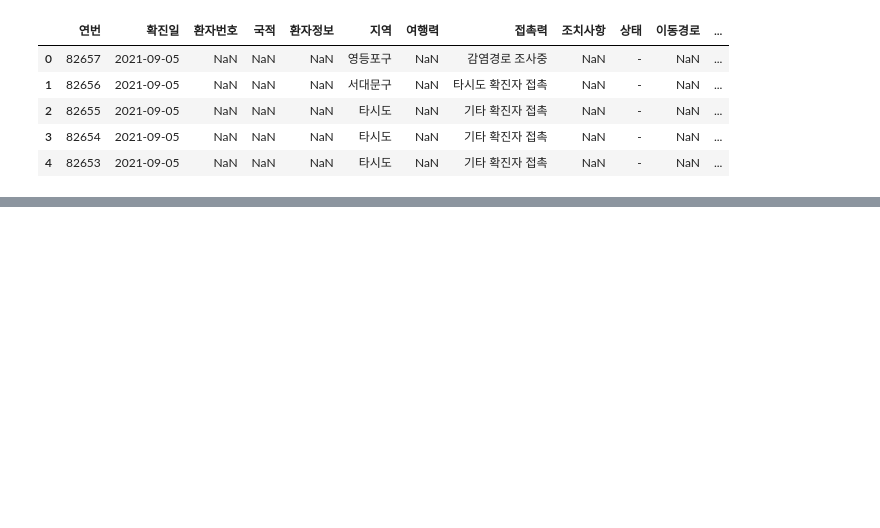
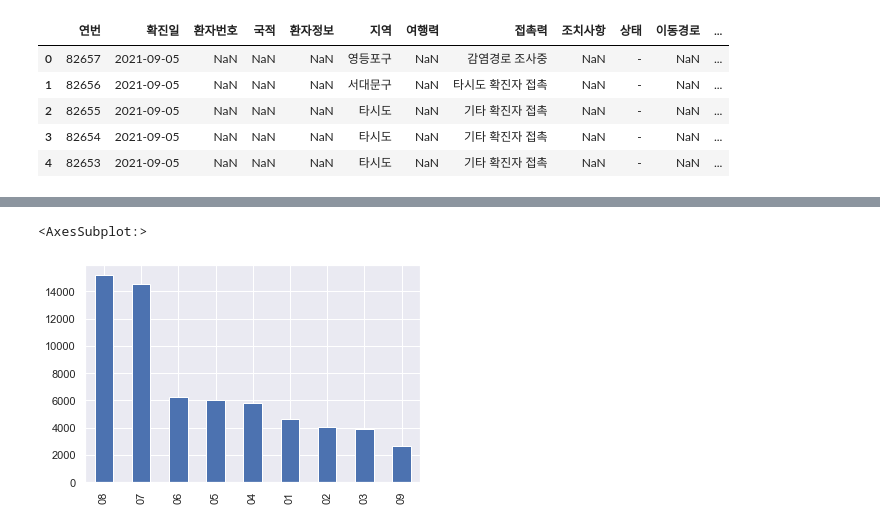
Before and after one commit to Typonote/JupyterNotebookCovidAnalysis, a Jupyter notebook: CovidDataAnalysis.ipynb, the cells around one changed output, grey strips where cells are left out. Cells and saved outputs as stored; diff of their text form; code cells hidden in the pictures; blank space fills up the shorter version.

```diff
--- a/CovidDataAnalysis.ipynb
+++ b/CovidDataAnalysis.ipynb
@@ -53,0 +181,6 @@ memory usage: 6.7+ MB
+# %%
+# series의 plot 함수를 사용한 출력 방법도 있다.
+covid_delete_col['month'].value_counts().plot(kind='bar')
+# %% [output]
+<AxesSubplot:>
+[figure, added]
```
Also changed, not shown: parts of 38 cells of this notebook, 1 other file.
